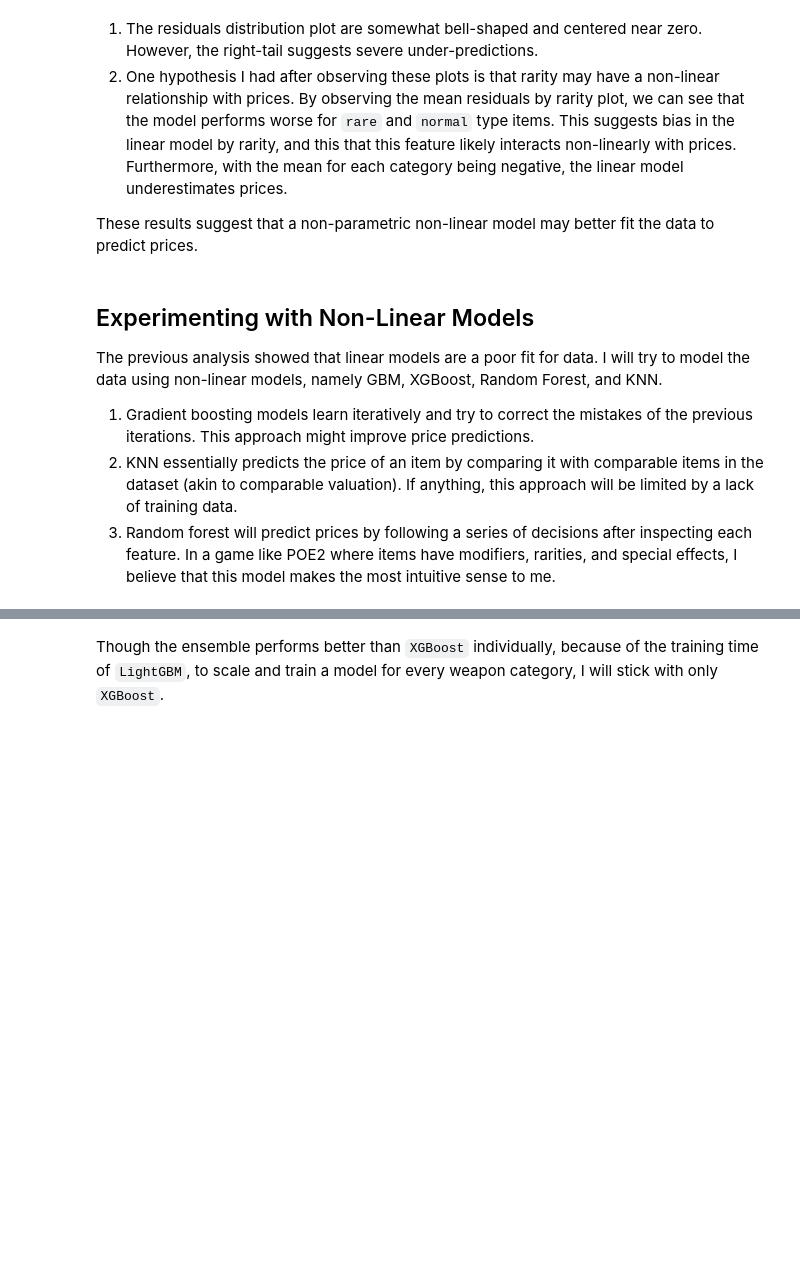
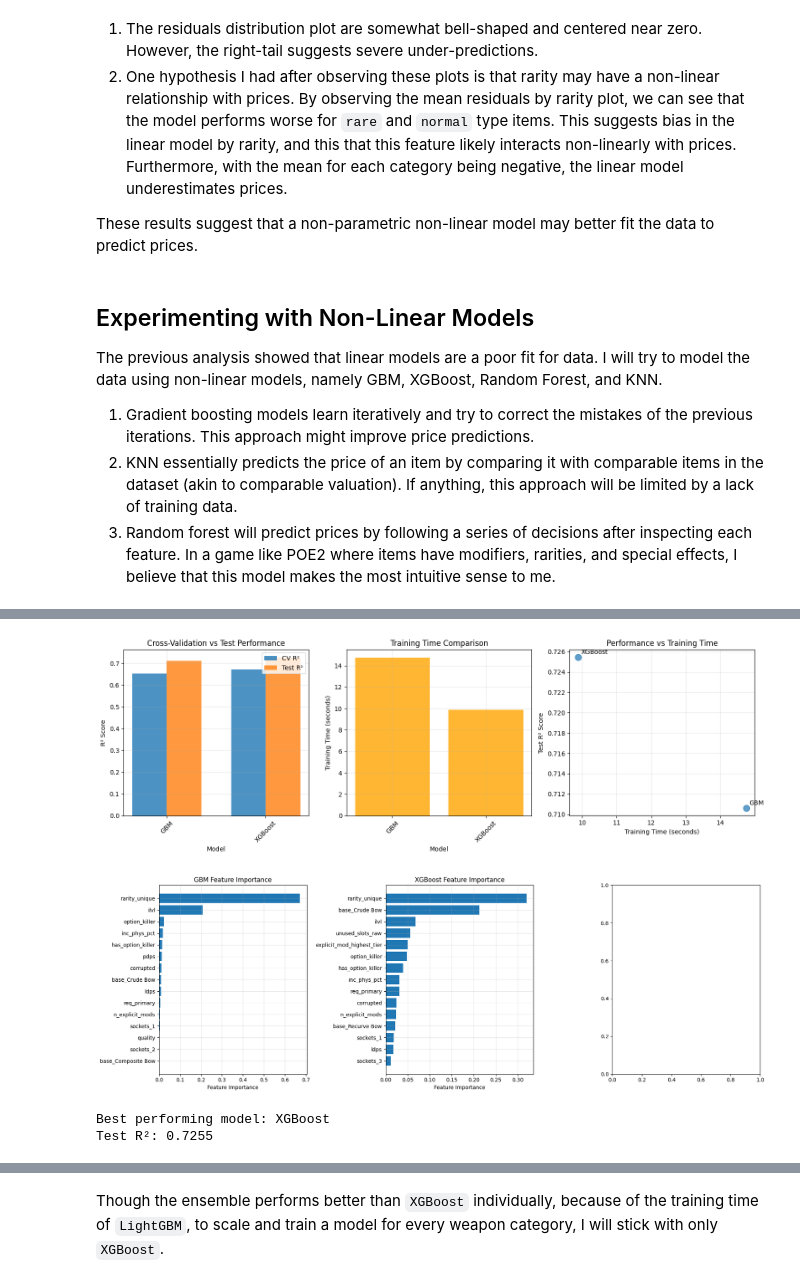
Before and after one commit to yokurang/path-of-elixe, a Jupyter notebook: take_home_project_poe/src/preprocessor/scripts/investigate_weapons.ipynb, the cells around one changed output, grey strips where cells are left out. Drawn from its saved outputs; the diff is of its cells as text; code cells hidden in the pictures; blank space fills up the shorter version.

```diff
--- a/take_home_project_poe/src/preprocessor/scripts/investigate_weapons.ipynb
+++ b/take_home_project_poe/src/preprocessor/scripts/investigate_weapons.ipynb
@@ -455,53 +460,6 @@ def train_and_evaluate_models(X_train, X_test, y_train, y_test, cv=5):
         'best_params': xgb_grid.best_params_,
         'cv_score': xgb_grid.best_score_,
         'train_time': xgb_time
-    }
-
-    # 3. RANDOM FOREST
-    print("Training Random Forest...")
-    start_time = time.time()
-
-    rf_params = {
-        'n_estimators': [100, 200, 300],
-        'max_depth': [10, 20, None],
-        'min_samples_split': [2, 5, 10],
-        'min_samples_leaf': [1, 2, 4],
-        'max_features': ['sqrt', 'log2']
-    }
-
-    rf = RandomForestRegressor(random_state=42, n_jobs=-1)
-    rf_grid = GridSearchCV(rf, rf_params, cv=cv, scoring='r2', n_jobs=-1, verbose=1)
-    rf_grid.fit(X_train, y_train)
-
-    rf_time = time.time() - start_time
-    results['Random Forest'] = {
-        'model': rf_grid.best_estimator_,
-        'best_params': rf_grid.best_params_,
-        'cv_score': rf_grid.best_score_,
-        'train_time': rf_time
-    }
-
-    # 4. K-NEAREST NEIGHBORS
-    print("Training K-Nearest Neighbors...")
-    start_time = time.time()
-
-    knn_params = {
-        'n_neighbors': [3, 5, 7, 10, 15, 20],
-        'weights': ['uniform', 'distance'],
-        'algorithm': ['auto', 'ball_tree', 'kd_tree'],
-        'p': [1, 2]  # Manhattan vs Euclidean distance
-    }
-
-    knn = KNeighborsRegressor()
-    knn_grid = GridSearchCV(knn, knn_params, cv=cv, scoring='r2', n_jobs=-1, verbose=1)
-    knn_grid.fit(X_train, y_train)
-
-    knn_time = time.time() - start_time
-    results['KNN'] = {
-        'model': knn_grid.best_estimator_,
-        'best_params': knn_grid.best_params_,
-        'cv_score': knn_grid.best_score_,
-        'train_time': knn_time
     }
 
     # EVALUATE ALL MODELS
@@ -637,3 +595,23 @@ def print_detailed_results(results):
         print(f"\n{name}:")
         for param, value in result['best_params'].items():
             print(f"  {param}: {value}")
+
+# Train all models
+results = train_and_evaluate_models(X_train, X_test, y_train, y_test)
+
+# Print results
+print_detailed_results(results)
+
+# Plot comparisons
+plot_model_comparison(results)
+
+# Plot feature importance (for tree-based models)
+plot_feature_importance(results, X_train.columns)
+
+# Find best model
+best_model_name = max(results.keys(), key=lambda k: results[k]['test_r2'])
+best_model = results[best_model_name]['model']
+
+print(f"\nBest performing model: {best_model_name}")
+print(f"Test R²: {results[best_model_name]['test_r2']:.4f}")
+# %% [output]
@@ -639,0 +635,4 @@ def print_detailed_results(results):
+[figure, added]
+[figure, added]
+Best performing model: XGBoost
+Test R²: 0.7255
```
Also changed, not shown: parts of 15 cells of this notebook, 11 other files.
